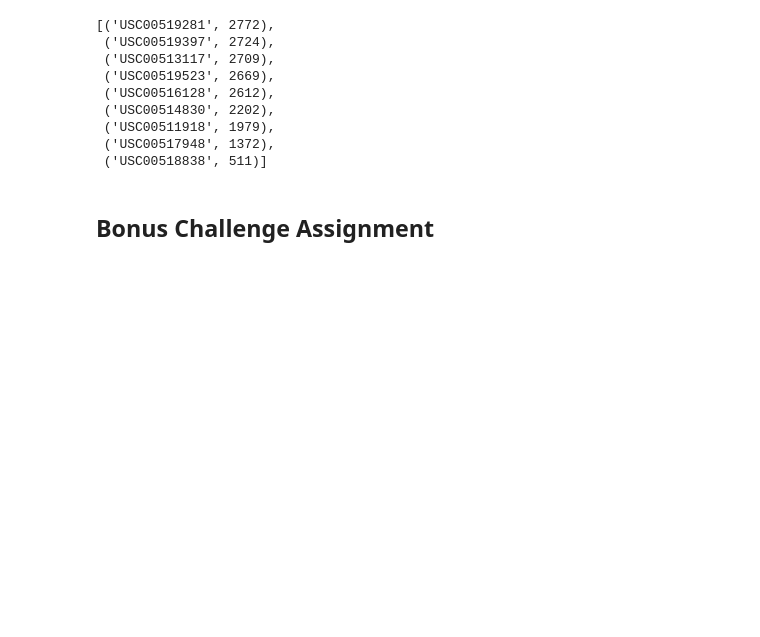
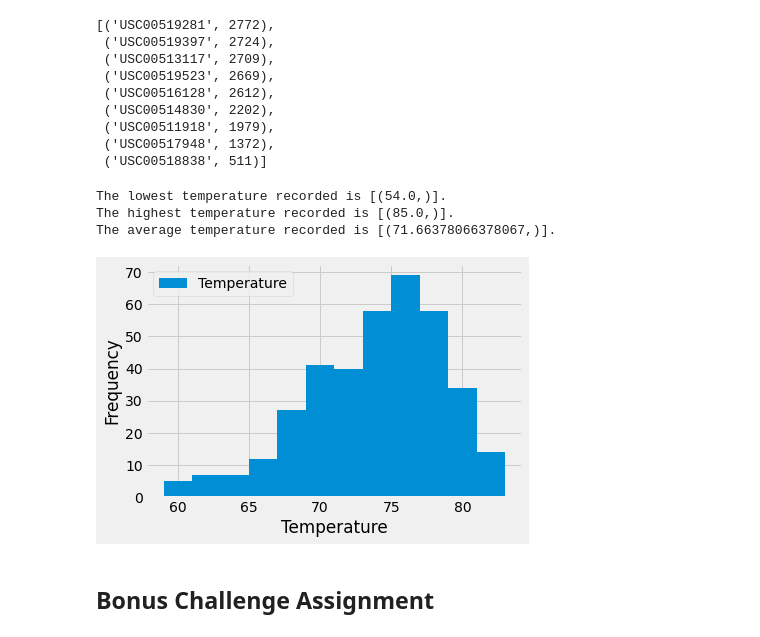
Before and after one commit to jwtkns00/SQL-Alchemy, a Jupyter notebook: climate_analysis.ipynb, the cells around one changed output. Cells and saved outputs as stored; diff of their text form; code cells hidden in the pictures; blank space fills up the shorter version.

Commit message:
added histogram

```diff
--- a/climate_analysis.ipynb
+++ b/climate_analysis.ipynb
@@ -126,9 +126,40 @@ station_list
 # %%
 # Using the station id from the previous query, calculate the lowest temperature recorded,
 # highest temperature recorded, and average temperature of the most active station?
+min_temp = session.query(func.min(measurement.tobs)).\
+    filter(measurement.station == 'USC00519281').all()
+max_temp = session.query(func.max(measurement.tobs)).\
+    filter(measurement.station == 'USC00519281').all()
+avg_temp = session.query(func.avg(measurement.tobs)).\
+    filter(measurement.station == 'USC00519281').all()
+
+print(f'The lowest temperature recorded is {min_temp}.')
+print(f'The highest temperature recorded is {max_temp}.')
+print(f'The average temperature recorded is {avg_temp}.')
+# %% [output]
+The lowest temperature recorded is [(54.0,)].
+The highest temperature recorded is [(85.0,)].
+The average temperature recorded is [(71.66378066378067,)].
 # %%
 # Choose the station with the highest number of temperature observations.
 # Query the last 12 months of temperature observation data for this station and plot the results as a histogram
+top_station_query = session.query(measurement.date,measurement.tobs).filter(measurement.station == 'USC00519281').\
+    filter (func.strftime("%Y-%m-%d", measurement.date) >= dt.date(2016,8,3)).all()
+
+top_station_query_df = pd.DataFrame(top_station_query, columns = ['Date', 'Temperature'])
+
+fig, ax = plt.subplots()
+top_station_query_df.plot.hist(bins = 12, ax = ax)
+
+ax.set_xlabel('Temperature')
+ax.set_ylabel('Frequency')
+
+plt.savefig("Images/Histogram.png")
+
+plt.tight_layout
+plt.show()
+# %% [output]
+[figure, added]
 # %% [markdown]
 ## Bonus Challenge Assignment
 # %%
```
Also changed, not shown: 3 other files.
